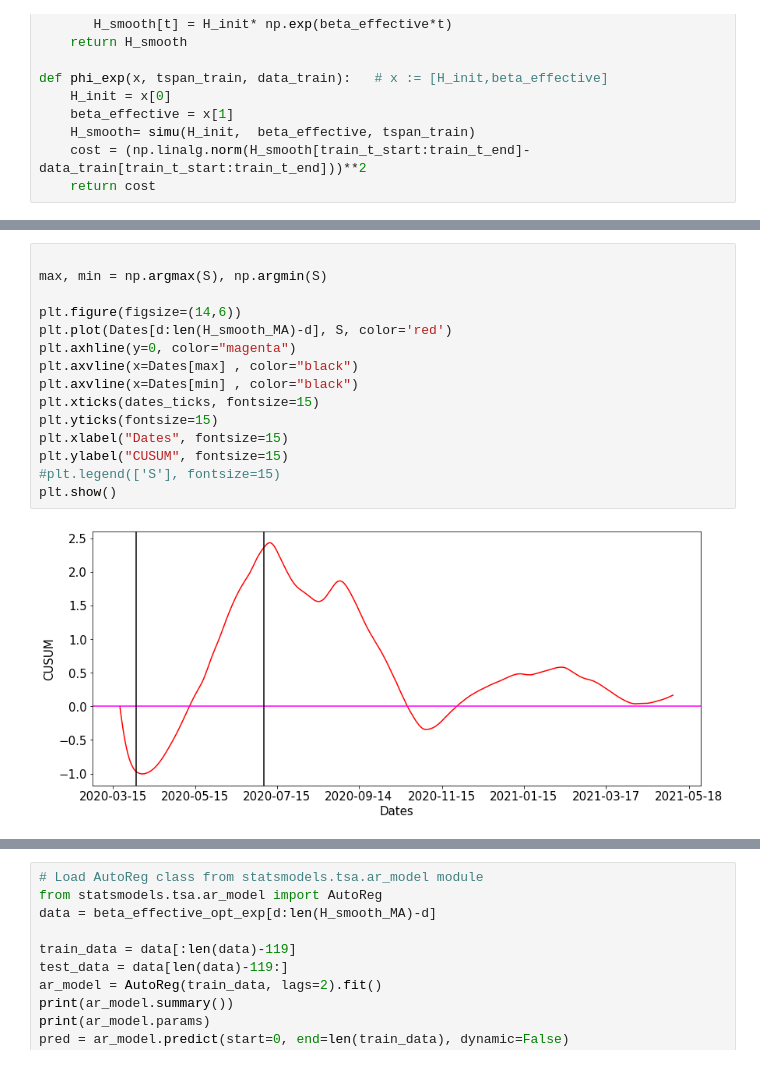
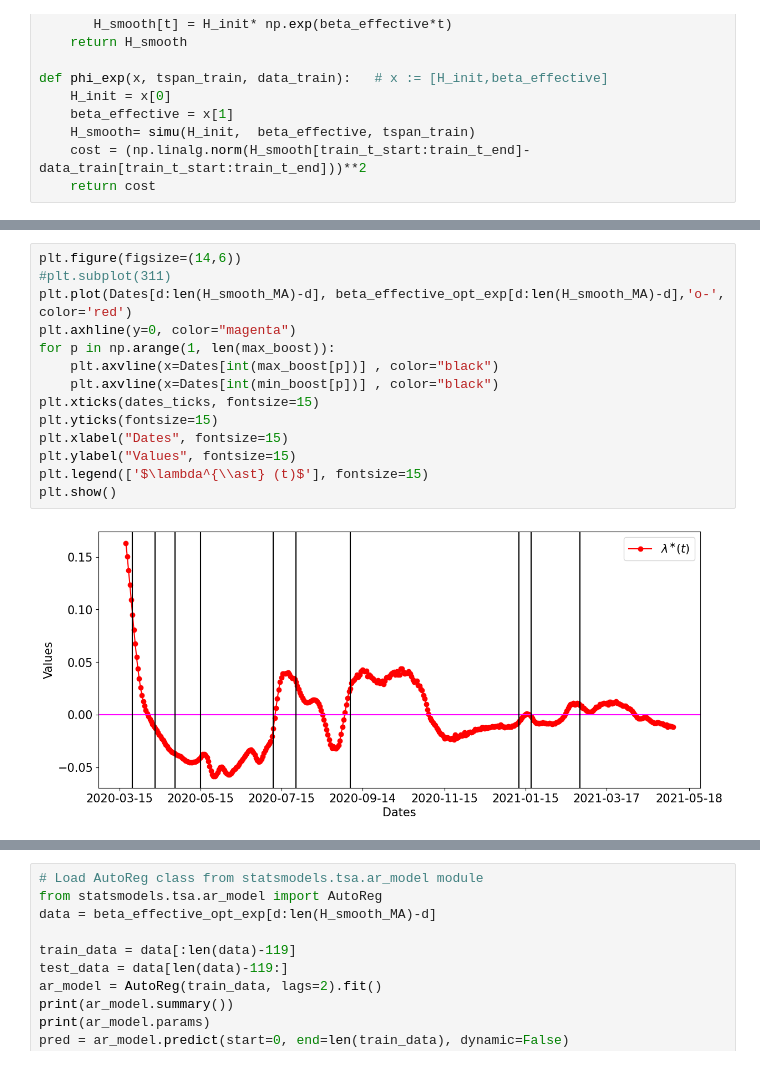
Before and after one commit to OD1992/Python-programs, a Jupyter notebook: Hospi_change_point.ipynb, the cells around one changed output, grey strips where cells are left out. Drawn from its saved outputs; the diff is of its cells as text.

```diff
--- a/Hospi_change_point.ipynb
+++ b/Hospi_change_point.ipynb
@@ -340,17 +418,16 @@ print("S_diff: ", S_diff, "S_max: ",np.max(S), "S_min: ",np.min(S))
 # %%
-
-max, min = np.argmax(S), np.argmin(S)
-
 plt.figure(figsize=(14,6))
-plt.plot(Dates[d:len(H_smooth_MA)-d], S, color='red')
+#plt.subplot(311)
+plt.plot(Dates[d:len(H_smooth_MA)-d], beta_effective_opt_exp[d:len(H_smooth_MA)-d],'o-', color='red')
 plt.axhline(y=0, color="magenta")
-plt.axvline(x=Dates[max] , color="black")
-plt.axvline(x=Dates[min] , color="black")
+for p in np.arange(1, len(max_boost)):
+    plt.axvline(x=Dates[int(max_boost[p])] , color="black")
+    plt.axvline(x=Dates[int(min_boost[p])] , color="black")
 plt.xticks(dates_ticks, fontsize=15)
 plt.yticks(fontsize=15)
 plt.xlabel("Dates", fontsize=15)
-plt.ylabel("CUSUM", fontsize=15)
-#plt.legend(['S'], fontsize=15)
+plt.ylabel("Values", fontsize=15)
+plt.legend(['$\lambda^{\\ast} (t)$'], fontsize=15)
 plt.show()
 # %% [output]
-[figure, old version]
+[figure, new version]
```
Also changed, not shown: parts of 11 cells of this notebook.
